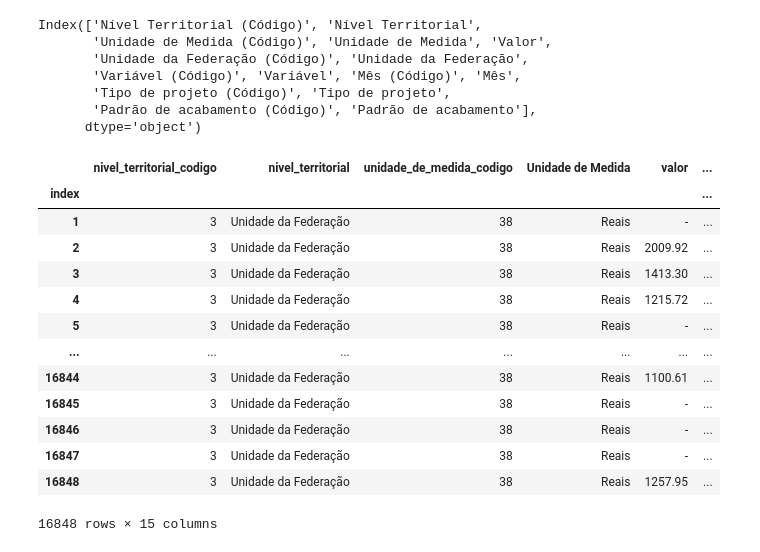
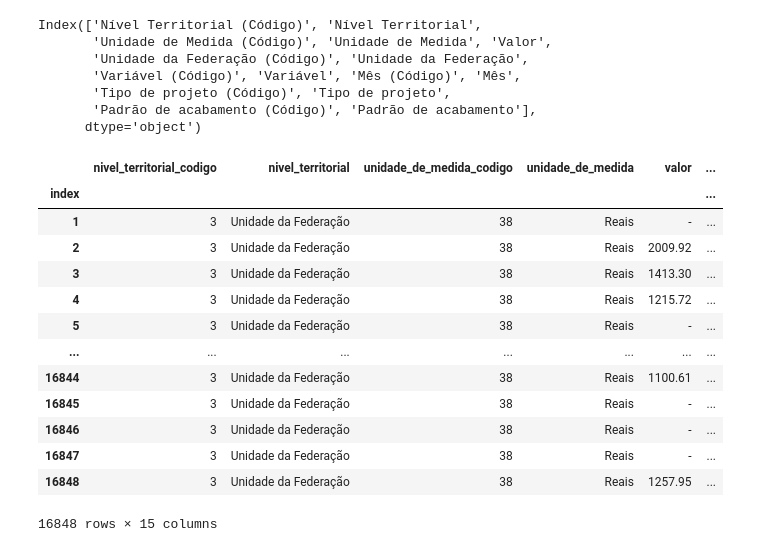
Before and after one commit to Imbob-Plataform/Sinapi-analysis, a Jupyter notebook: notebooks/01-tratamento_dados.ipynb, the cells around one changed output. Drawn from its saved outputs; the diff is of its cells as text; code cells hidden in the pictures.

```diff
--- a/notebooks/01-tratamento_dados.ipynb
+++ b/notebooks/01-tratamento_dados.ipynb
@@ -69,13 +69,14 @@ Index(['Nível Territorial (Código)', 'Nível Territorial',
        'Padrão de acabamento (Código)', 'Padrão de acabamento'],
       dtype='object')
 # %%
-rename_columns = {'Nível Territorial (Código)': 'nivel_territorial_codigo', 'Nível Territorial': 'nivel_territorial', 'Unidade de Medida (Código)':'unidade_de_medida_codigo', 'Valor': 'valor',
-                  'Unidade da Federação (Código)': 'unidade_da_federacao_codigo', 'Unidade da Federação':'unidade_da_federacao', 'Variável (Código)': 'variavel_codigo', 'Variável': 'variavel','Mês (Código)': 'mes_codigo',
+rename_columns = {'Nível Territorial (Código)': 'nivel_territorial_codigo', 'Nível Territorial': 'nivel_territorial', 'Unidade de Medida (Código)':'unidade_de_medida_codigo','Unidade de Medida': 'unidade_de_medida', 'Valor': 'valor',
+                  'Unidade da Federação (Código)': 'unidade_da_federacao_codigo', 'Unidade da Federação':'unidade_da_federacao', 'Variável (Código)': 'variavel_codigo', 'Variável': 'variavel','Mês (Código)': 'periodo',
                   'Mês': 'mes', 'Tipo de projeto (Código)': 'tipo_de_porjeto_codigo', 'Tipo de projeto':'tipo_de_projeto', 'Padrão de acabamento (Código)': 'padrao_de_acabamento_codigo', 'Padrão de acabamento': 'padrao_de_acabamento'}
+
 df_colunas_atualizadas = df.rename(columns=rename_columns)
 df_colunas_atualizadas
 # %% [output]
-|  | nivel_territorial_codigo | nivel_territorial | unidade_de_medida_codigo | Unidade de Medida | valor | ... |
+|  | nivel_territorial_codigo | nivel_territorial | unidade_de_medida_codigo | unidade_de_medida | valor | ... |
 | index |  |  |  |  |  | ... |
 | 1 | 3 | Unidade da Federação | 38 | Reais | - | ... |
 | 2 | 3 | Unidade da Federação | 38 | Reais | 2009.92 | ... |
```
Also changed, not shown: parts of 2 cells of this notebook.
